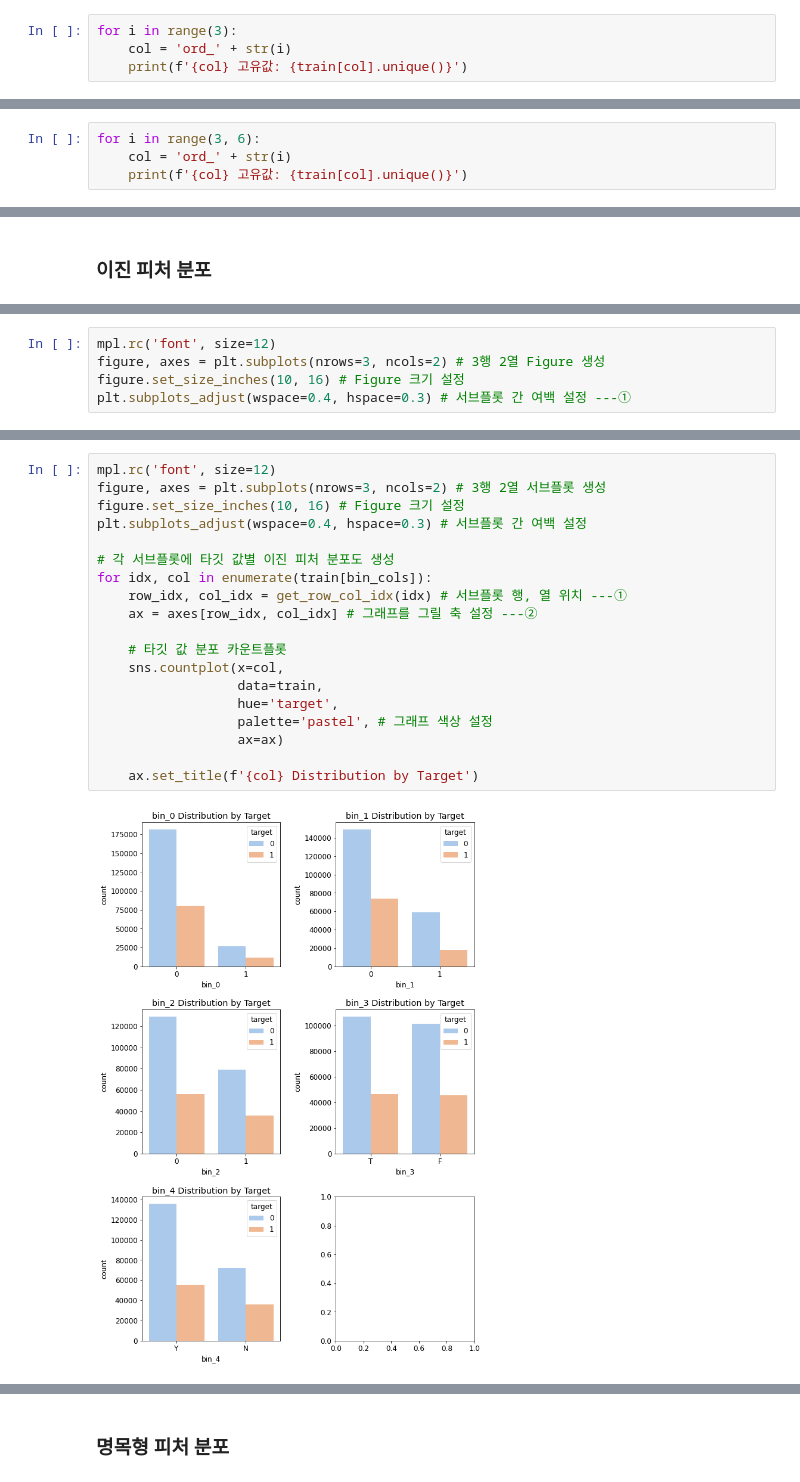
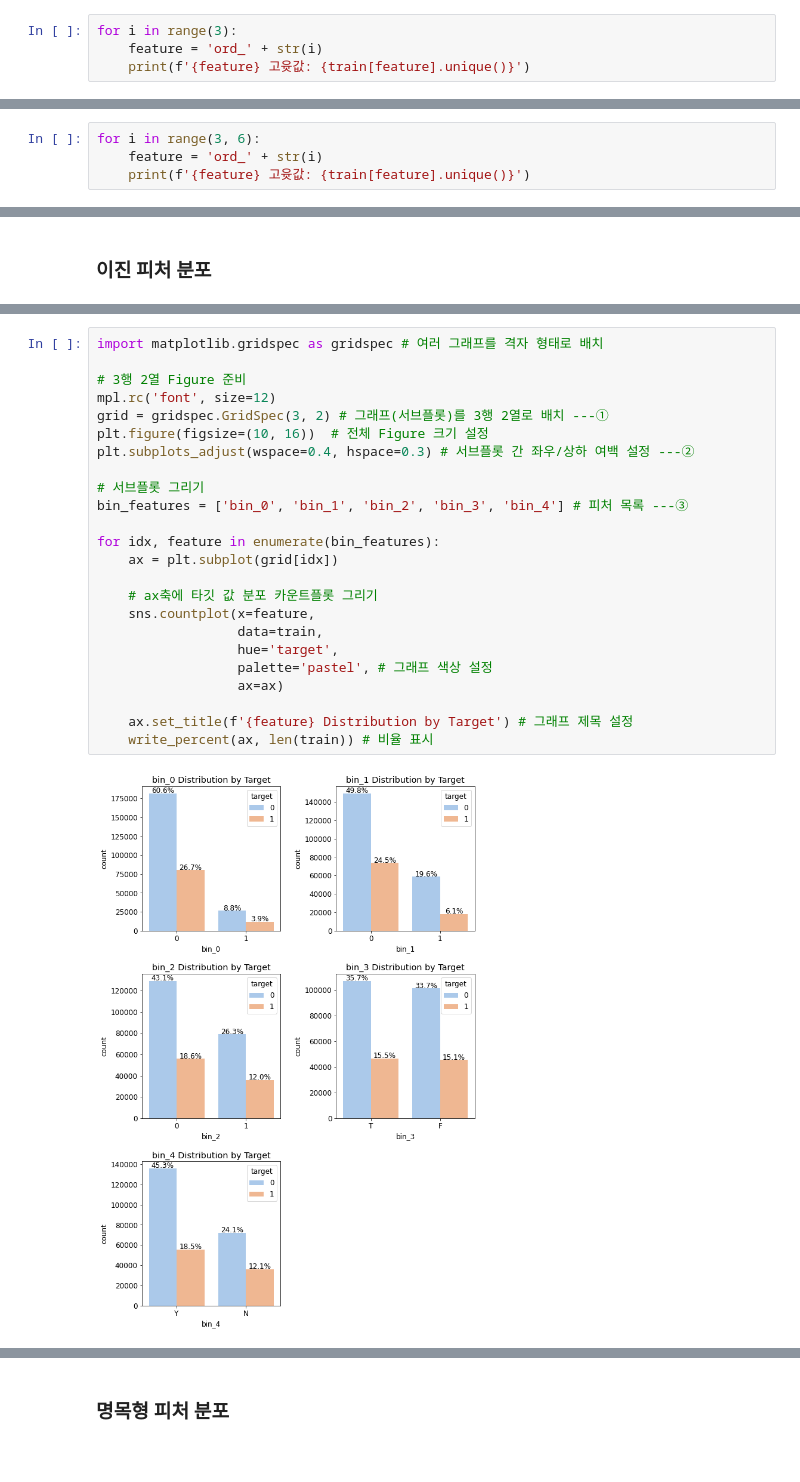
Before and after one commit to BaekKyunShin/Must-Have-Kaggle-Data-Science, a Jupyter notebook: ch4/categorical_feature_encoding_challenge_EDA.ipynb, the cells around one changed output, grey strips where cells are left out. Cells and saved outputs as stored; diff of their text form.

Commit message:
Update plot fucntion using gridspec

```diff
--- a/ch4/categorical_feature_encoding_challenge_EDA.ipynb
+++ b/ch4/categorical_feature_encoding_challenge_EDA.ipynb
@@ -135,6 +98,6 @@ summary
 #### ord_0, ord_1, ord_2 고유값
 # %%
 for i in range(3):
-    col = 'ord_' + str(i)
-    print(f'{col} 고유값: {train[col].unique()}')
+    feature = 'ord_' + str(i)
+    print(f'{feature} 고윳값: {train[feature].unique()}')
 # %% [output]
@@ -145,6 +108,6 @@ ord_2 고유값: ['Cold' 'Hot' 'Lava Hot' 'Boiling Hot' 'Freezing' 'Warm']
 #### ord_3, ord_4, ord_5 고유값
 # %%
 for i in range(3, 6):
-    col = 'ord_' + str(i)
-    print(f'{col} 고유값: {train[col].unique()}')
+    feature = 'ord_' + str(i)
+    print(f'{feature} 고윳값: {train[feature].unique()}')
 # %% [output]
@@ -241,5 +199,0 @@ ax.set_title('Target Distribution');
-# %%
-mpl.rc('font', size=12)
-figure, axes = plt.subplots(nrows=3, ncols=2) # 3행 2열 Figure 생성
-figure.set_size_inches(10, 16) # Figure 크기 설정
-plt.subplots_adjust(wspace=0.4, hspace=0.3) # 서브플롯 간 여백 설정 ---①
@@ -268,21 +200,26 @@ bin_cols = ['bin_0', 'bin_1', 'bin_2', 'bin_3', 'bin_4']
 # %%
+import matplotlib.gridspec as gridspec # 여러 그래프를 격자 형태로 배치
+
+# 3행 2열 Figure 준비
 mpl.rc('font', size=12)
-figure, axes = plt.subplots(nrows=3, ncols=2) # 3행 2열 서브플롯 생성
-figure.set_size_inches(10, 16) # Figure 크기 설정
-plt.subplots_adjust(wspace=0.4, hspace=0.3) # 서브플롯 간 여백 설정
+grid = gridspec.GridSpec(3, 2) # 그래프(서브플롯)를 3행 2열로 배치 ---①
+plt.figure(figsize=(10, 16))  # 전체 Figure 크기 설정
+plt.subplots_adjust(wspace=0.4, hspace=0.3) # 서브플롯 간 좌우/상하 여백 설정 ---②
 
-# 각 서브플롯에 타깃 값별 이진 피처 분포도 생성
-for idx, col in enumerate(train[bin_cols]):
-    row_idx, col_idx = get_row_col_idx(idx) # 서브플롯 행, 열 위치 ---①
-    ax = axes[row_idx, col_idx] # 그래프를 그릴 축 설정 ---②
+# 서브플롯 그리기
+bin_features = ['bin_0', 'bin_1', 'bin_2', 'bin_3', 'bin_4'] # 피처 목록 ---③
 
-    # 타깃 값 분포 카운트플롯
-    sns.countplot(x=col,
+for idx, feature in enumerate(bin_features):
+    ax = plt.subplot(grid[idx])
+
+    # ax축에 타깃 값 분포 카운트플롯 그리기
+    sns.countplot(x=feature,
                   data=train,
                   hue='target',
                   palette='pastel', # 그래프 색상 설정
                   ax=ax)
 
-    ax.set_title(f'{col} Distribution by Target')
+    ax.set_title(f'{feature} Distribution by Target') # 그래프 제목 설정
+    write_percent(ax, len(train)) # 비율 표시
 # %% [output]
-[figure, old version]
+[figure, new version]
```
Also changed, not shown: parts of 44 cells of this notebook.
